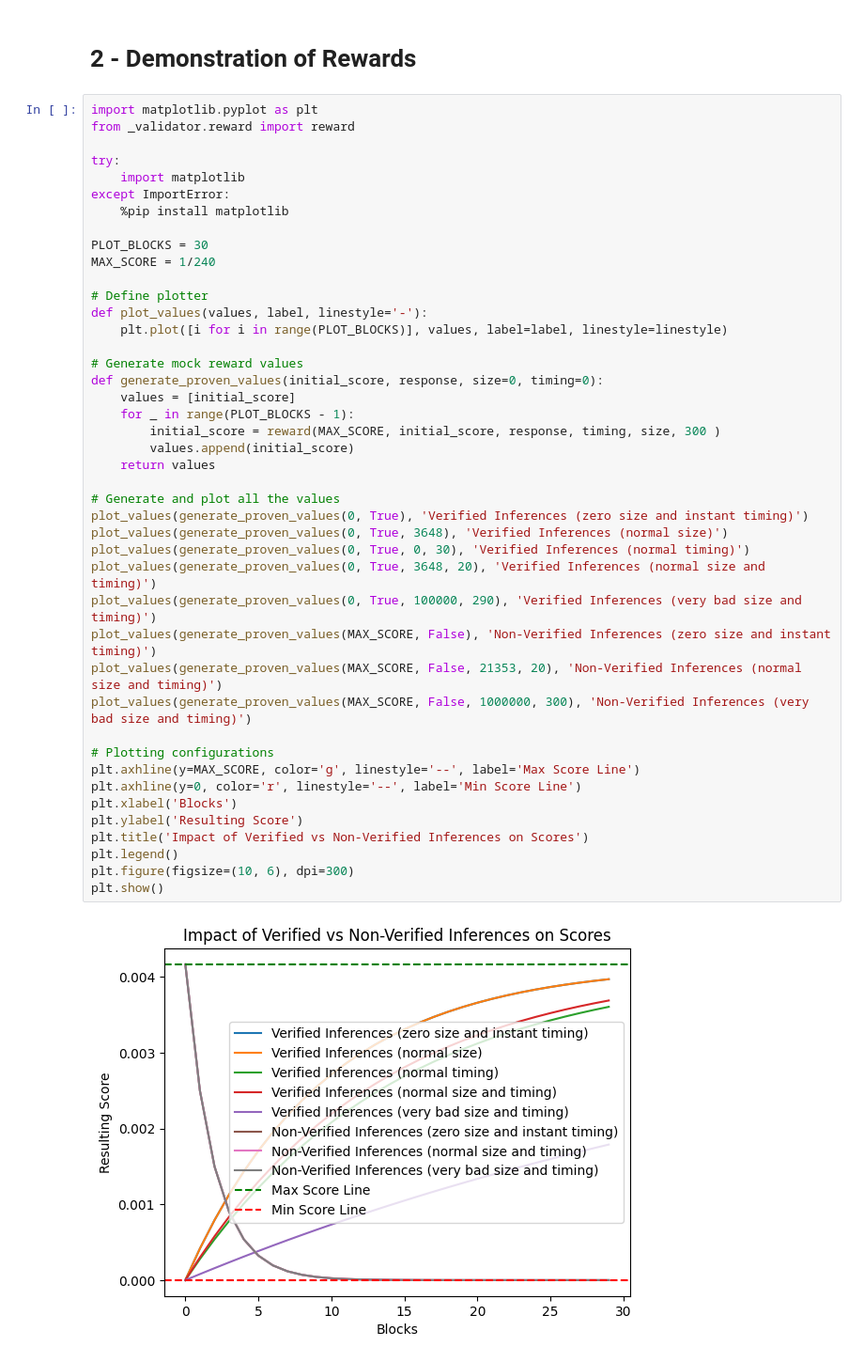
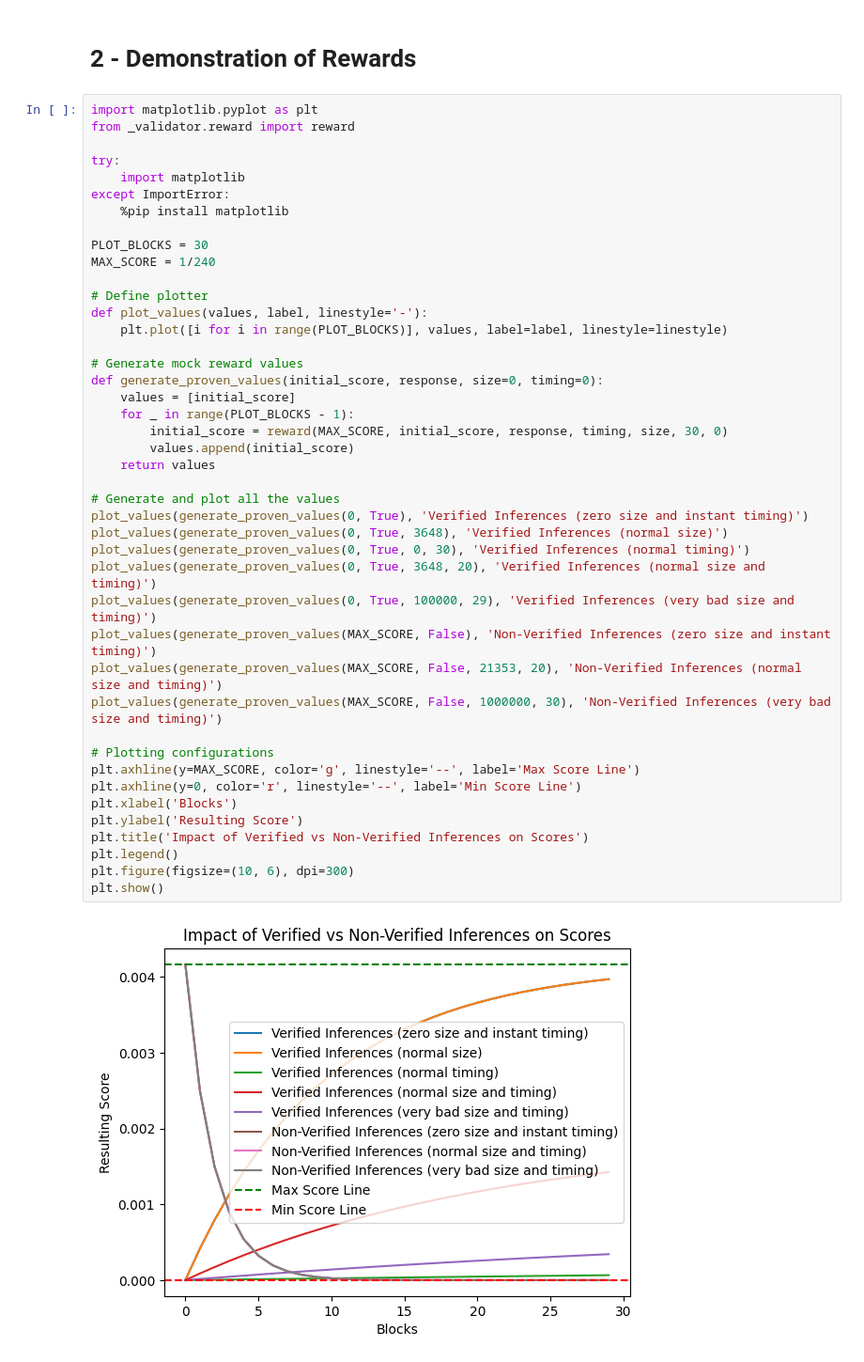
Before and after one commit to inference-labs-inc/omron-subnet, a Jupyter notebook: neurons/opentensor_demo.ipynb, the cells around one changed output. Shown: that part at 94% size. Cells and saved outputs as stored; diff of their text form.

Commit message:
Adjust scoring curve

```diff
--- a/neurons/opentensor_demo.ipynb
+++ b/neurons/opentensor_demo.ipynb
@@ -28,35 +28,35 @@ MAX_SCORE = 1/240
 
 # Define plotter
 def plot_values(values, label, linestyle='-'):
     plt.plot([i for i in range(PLOT_BLOCKS)], values, label=label, linestyle=linestyle)
 
 # Generate mock reward values
 def generate_proven_values(initial_score, response, size=0, timing=0):
     values = [initial_score]
     for _ in range(PLOT_BLOCKS - 1):
-        initial_score = reward(MAX_SCORE, initial_score, response, timing, size, 300 )
+        initial_score = reward(MAX_SCORE, initial_score, response, timing, size, 30, 0)
         values.append(initial_score)
     return values
 
 # Generate and plot all the values
 plot_values(generate_proven_values(0, True), 'Verified Inferences (zero size and instant timing)')
 plot_values(generate_proven_values(0, True, 3648), 'Verified Inferences (normal size)')
 plot_values(generate_proven_values(0, True, 0, 30), 'Verified Inferences (normal timing)')
 plot_values(generate_proven_values(0, True, 3648, 20), 'Verified Inferences (normal size and timing)')
-plot_values(generate_proven_values(0, True, 100000, 290), 'Verified Inferences (very bad size and timing)')
+plot_values(generate_proven_values(0, True, 100000, 29), 'Verified Inferences (very bad size and timing)')
 plot_values(generate_proven_values(MAX_SCORE, False), 'Non-Verified Inferences (zero size and instant timing)')
 plot_values(generate_proven_values(MAX_SCORE, False, 21353, 20), 'Non-Verified Inferences (normal size and timing)')
-plot_values(generate_proven_values(MAX_SCORE, False, 1000000, 300), 'Non-Verified Inferences (very bad size and timing)')
+plot_values(generate_proven_values(MAX_SCORE, False, 1000000, 30), 'Non-Verified Inferences (very bad size and timing)')
 
 # Plotting configurations
 plt.axhline(y=MAX_SCORE, color='g', linestyle='--', label='Max Score Line')
 plt.axhline(y=0, color='r', linestyle='--', label='Min Score Line')
 plt.xlabel('Blocks')
 plt.ylabel('Resulting Score')
 plt.title('Impact of Verified vs Non-Verified Inferences on Scores')
 plt.legend()
 plt.figure(figsize=(10, 6), dpi=300)
 plt.show()
 # %% [output]
-[figure, old version]
+[figure, new version]
 <Figure size 3000x1800 with 0 Axes>
```
Also changed, not shown: parts of 3 cells of this notebook, 2 other files.
